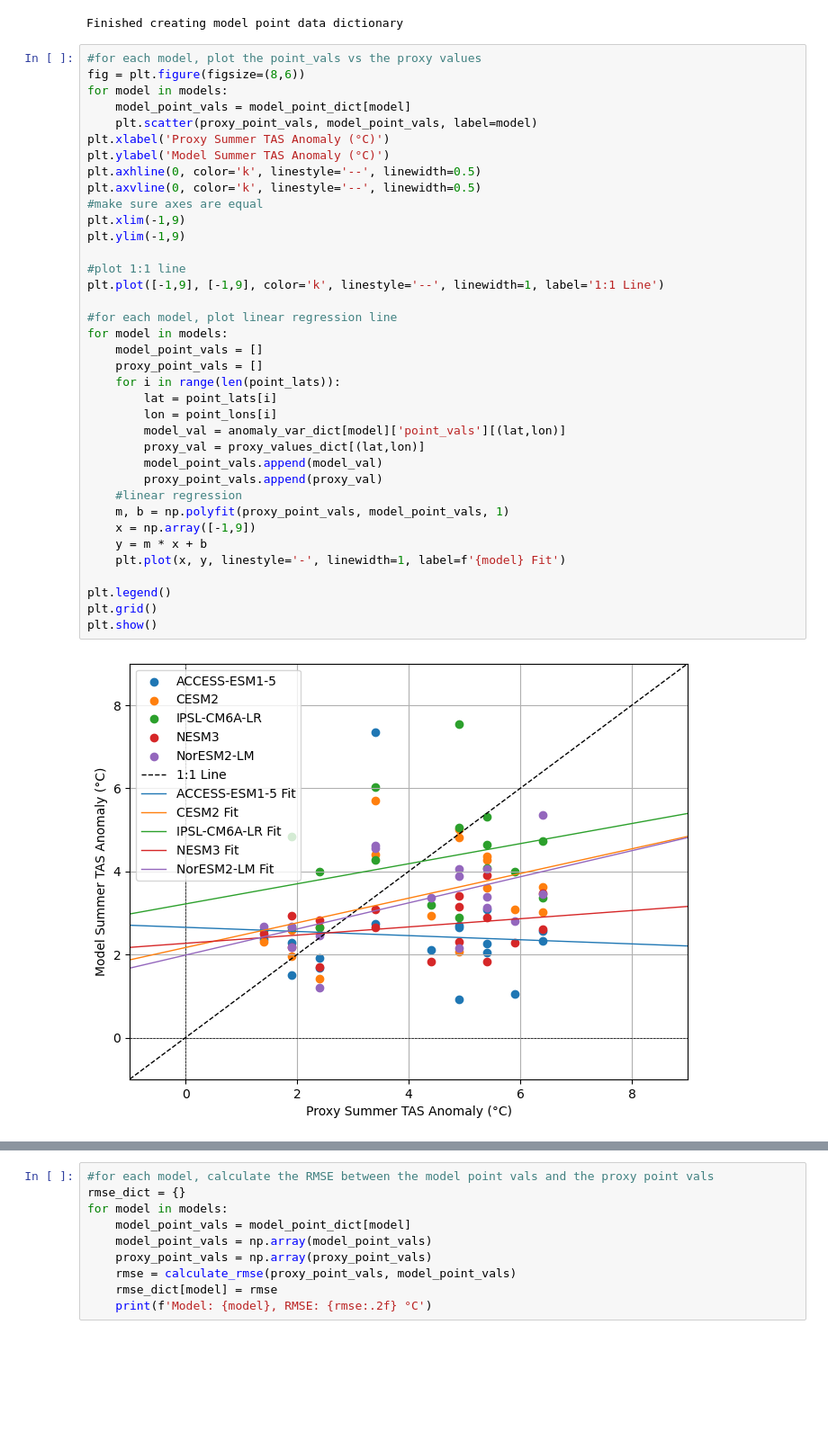
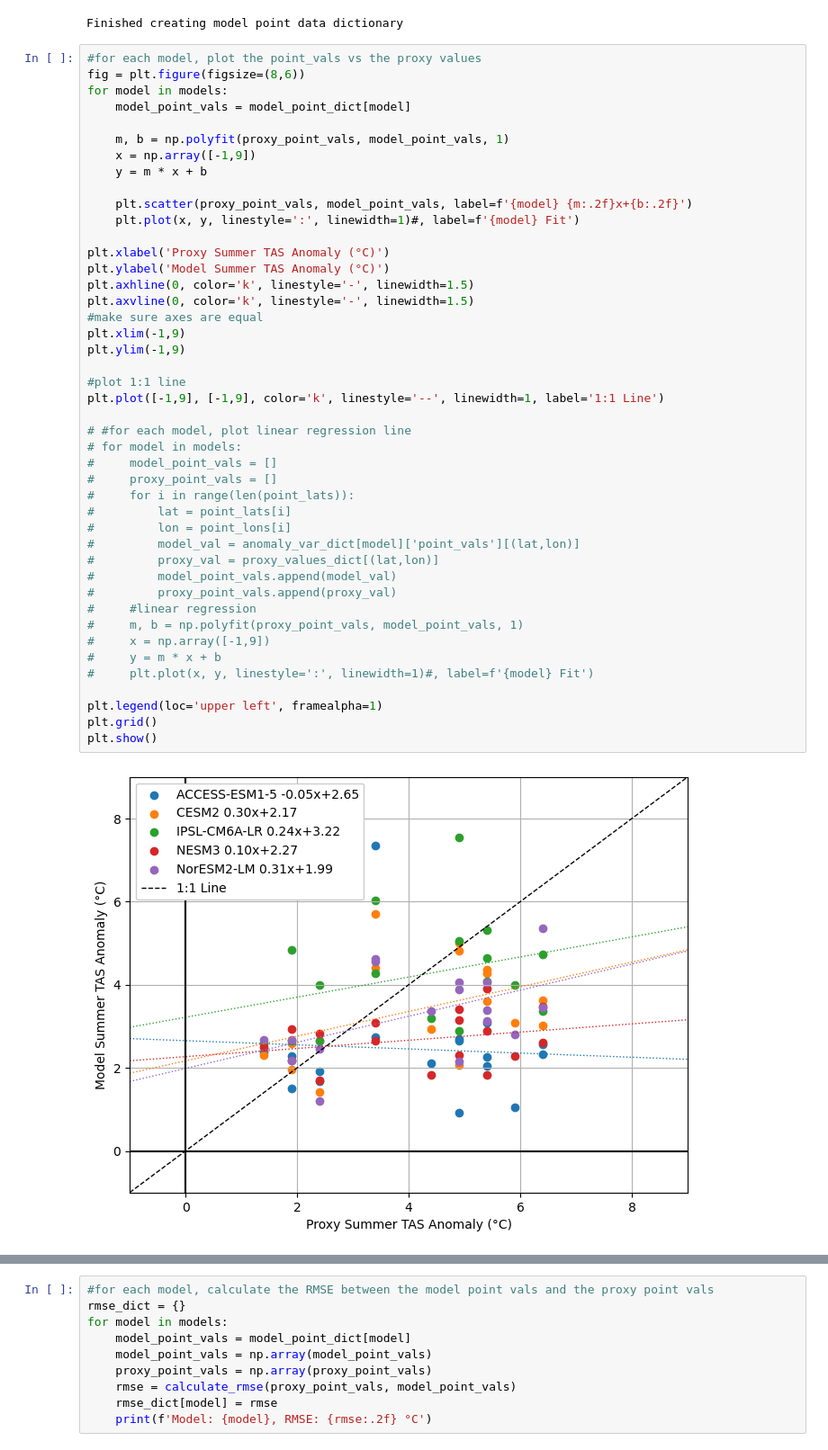
Before and after one commit to mattpollock100/CMIP6_emergent_constraint, a Jupyter notebook: temp_anomalies_proxy.ipynb, the cells around one changed output, grey strips where cells are left out. Shown at 90% size. Drawn from its saved outputs; the diff is of its cells as text; blank space fills up the shorter version.

```diff
--- a/temp_anomalies_proxy.ipynb
+++ b/temp_anomalies_proxy.ipynb
@@ -284,39 +286,46 @@ Finished creating model point data dictionary
 # %%
 #for each model, plot the point_vals vs the proxy values
 fig = plt.figure(figsize=(8,6))
 for model in models:
     model_point_vals = model_point_dict[model]
-    plt.scatter(proxy_point_vals, model_point_vals, label=model)
+
+    m, b = np.polyfit(proxy_point_vals, model_point_vals, 1)
+    x = np.array([-1,9])
+    y = m * x + b
+
+    plt.scatter(proxy_point_vals, model_point_vals, label=f'{model} {m:.2f}x+{b:.2f}')
+    plt.plot(x, y, linestyle=':', linewidth=1)#, label=f'{model} Fit')
+
 plt.xlabel('Proxy Summer TAS Anomaly (°C)')
 plt.ylabel('Model Summer TAS Anomaly (°C)')
-plt.axhline(0, color='k', linestyle='--', linewidth=0.5)
-plt.axvline(0, color='k', linestyle='--', linewidth=0.5)
+plt.axhline(0, color='k', linestyle='-', linewidth=1.5)
+plt.axvline(0, color='k', linestyle='-', linewidth=1.5)
 #make sure axes are equal
 plt.xlim(-1,9)
 plt.ylim(-1,9)
 
 #plot 1:1 line
 plt.plot([-1,9], [-1,9], color='k', linestyle='--', linewidth=1, label='1:1 Line')
 
-#for each model, plot linear regression line
-for model in models:
-    model_point_vals = []
-    proxy_point_vals = []
-    for i in range(len(point_lats)):
-        lat = point_lats[i]
-        lon = point_lons[i]
-        model_val = anomaly_var_dict[model]['point_vals'][(lat,lon)]
-        proxy_val = proxy_values_dict[(lat,lon)]
-        model_point_vals.append(model_val)
-        proxy_point_vals.append(proxy_val)
-    #linear regression
-    m, b = np.polyfit(proxy_point_vals, model_point_vals, 1)
-    x = np.array([-1,9])
-    y = m * x + b
-    plt.plot(x, y, linestyle='-', linewidth=1, label=f'{model} Fit')
+# #for each model, plot linear regression line
+# for model in models:
+#     model_point_vals = []
+#     proxy_point_vals = []
+#     for i in range(len(point_lats)):
+#         lat = point_lats[i]
+#         lon = point_lons[i]
+#         model_val = anomaly_var_dict[model]['point_vals'][(lat,lon)]
+#         proxy_val = proxy_values_dict[(lat,lon)]
+#         model_point_vals.append(model_val)
+#         proxy_point_vals.append(proxy_val)
+#     #linear regression
+#     m, b = np.polyfit(proxy_point_vals, model_point_vals, 1)
+#     x = np.array([-1,9])
+#     y = m * x + b
+#     plt.plot(x, y, linestyle=':', linewidth=1)#, label=f'{model} Fit')
 
-plt.legend()
+plt.legend(loc='upper left', framealpha=1)
 plt.grid()
 plt.show()
 # %% [output]
-[figure, old version]
+[figure, new version]
```
Also changed, not shown: parts of 9 cells of this notebook.
